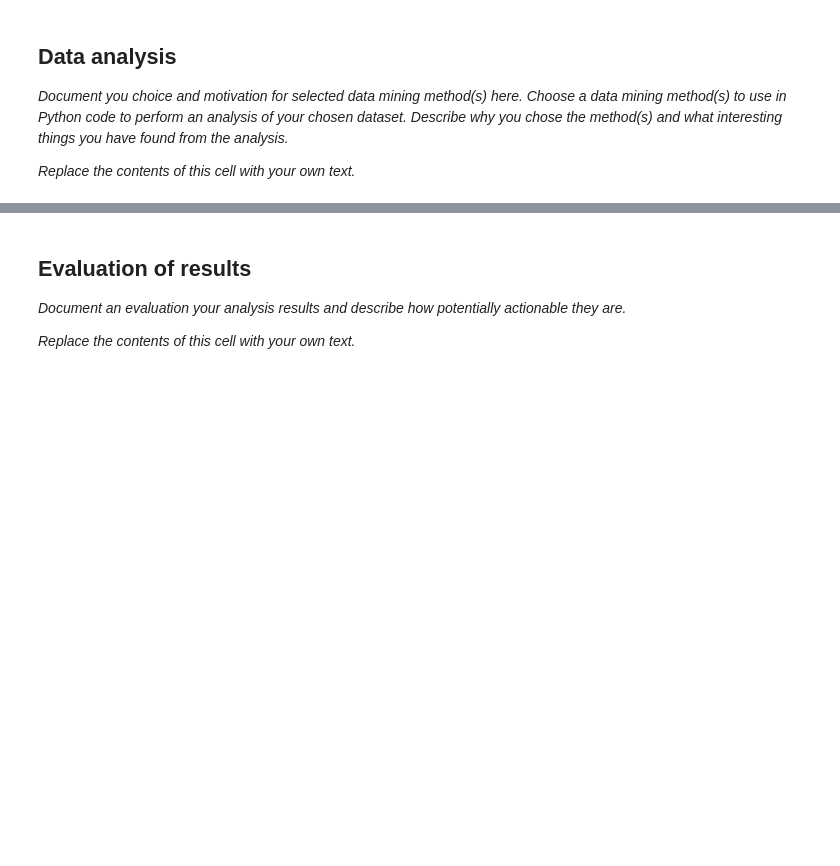
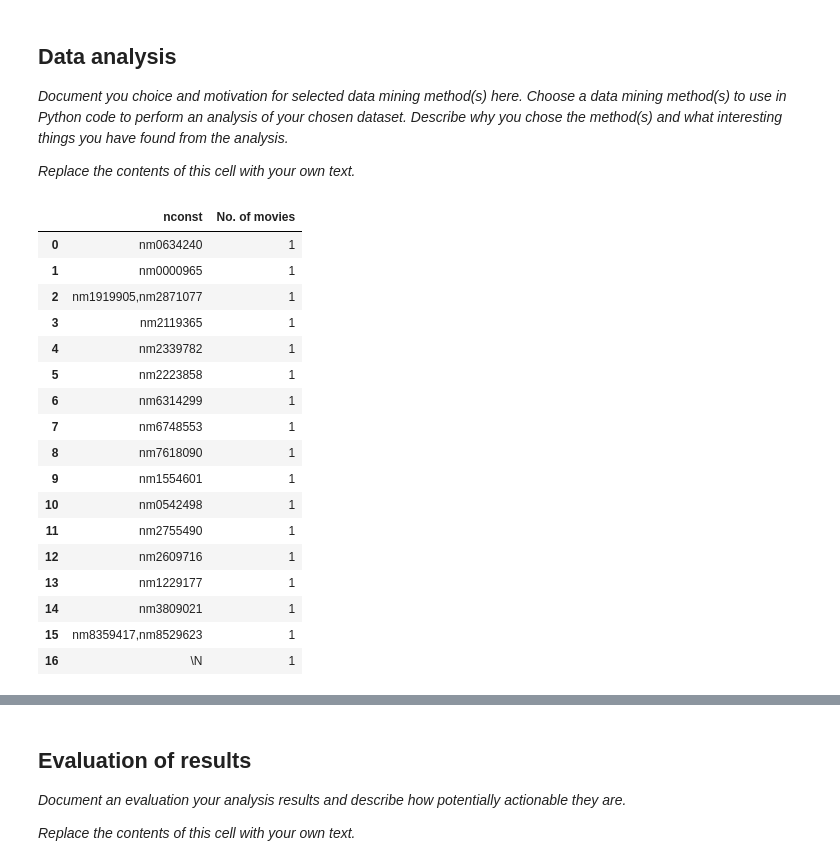
Before and after one commit to philipohlund/2IS063_project, a Jupyter notebook: Data Mining Project.ipynb, the cells around one changed output, grey strips where cells are left out. Cells and saved outputs as stored; diff of their text form; code cells hidden in the pictures; blank space fills up the shorter version.

Commit message:
Started analysing with the most popular directors

```diff
--- a/Data Mining Project.ipynb
+++ b/Data Mining Project.ipynb
@@ -90,0 +165,25 @@ movies_ratings_crew
+# %%
+import collections
+most_popular_directors = collections.Counter(movies_ratings_crew["directors"]).most_common()
+most_popular_directors = pd.DataFrame(list(most_popular_directors))
+most_popular_directors.columns = ["nconst", "No. of movies"]
+most_popular_directors
+# %% [output]
+|  | nconst | No. of movies |
+| 0 | nm0634240 | 1 |
+| 1 | nm0000965 | 1 |
+| 2 | nm1919905,nm2871077 | 1 |
+| 3 | nm2119365 | 1 |
+| 4 | nm2339782 | 1 |
+| 5 | nm2223858 | 1 |
+| 6 | nm6314299 | 1 |
+| 7 | nm6748553 | 1 |
+| 8 | nm7618090 | 1 |
+| 9 | nm1554601 | 1 |
+| 10 | nm0542498 | 1 |
+| 11 | nm2755490 | 1 |
+| 12 | nm2609716 | 1 |
+| 13 | nm1229177 | 1 |
+| 14 | nm3809021 | 1 |
+| 15 | nm8359417,nm8529623 | 1 |
+| 16 | \N | 1 |
```
Also changed, not shown: parts of 6 cells of this notebook.
